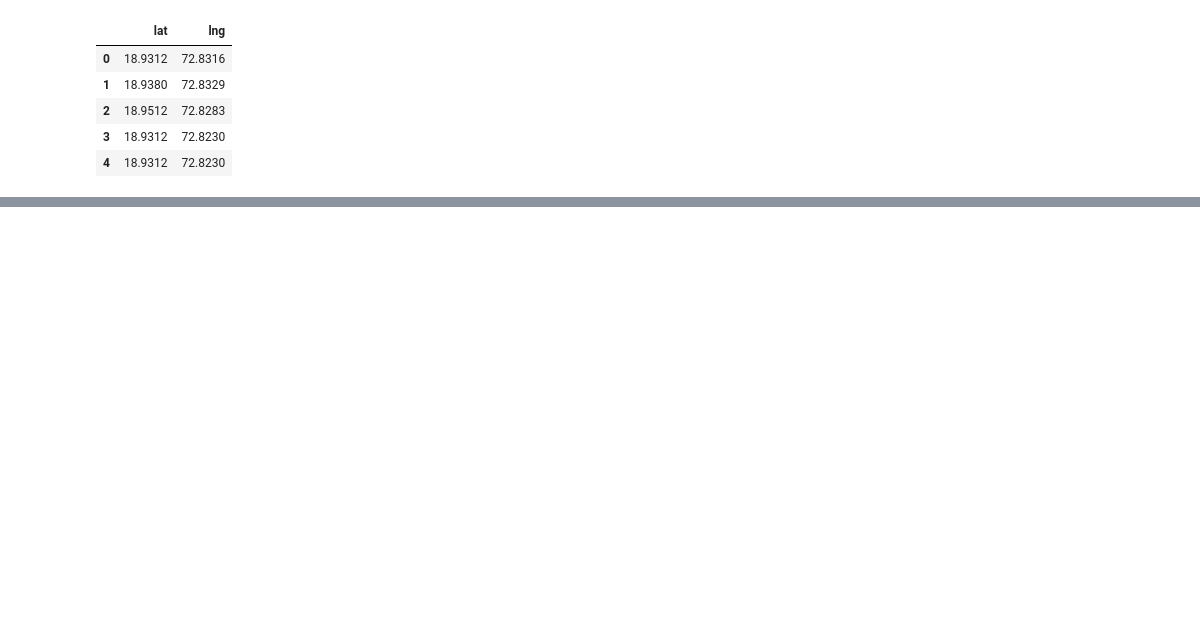
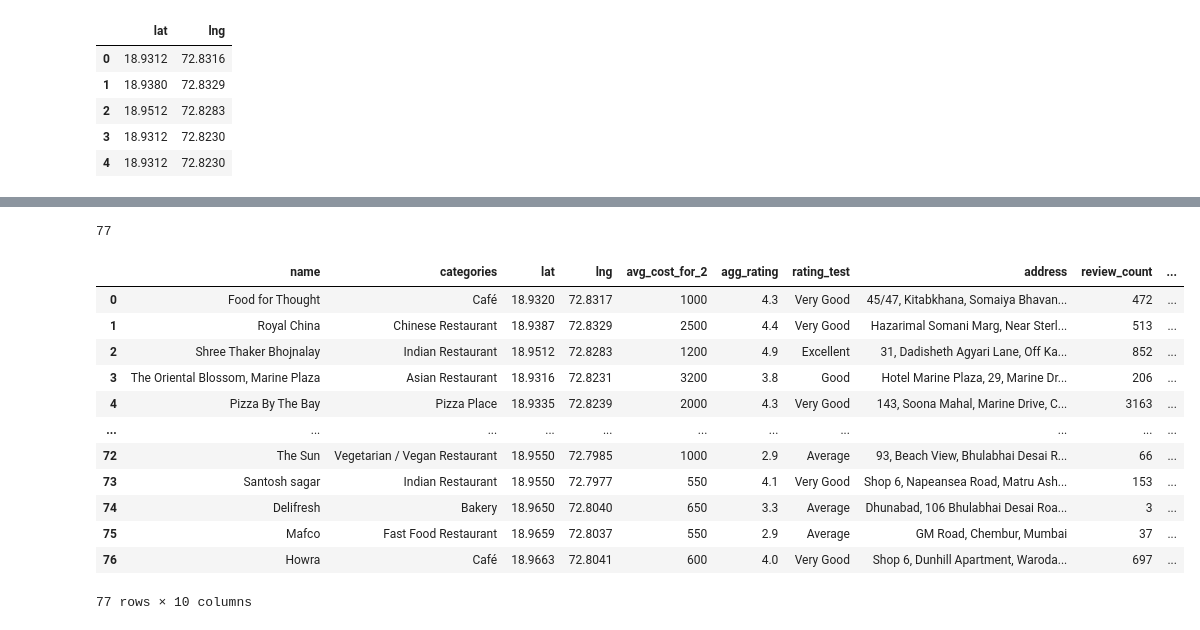
Before and after one commit to joelmatt/Coursera_Capstone, a Jupyter notebook: Capstone_Finale.ipynb, the cells around one changed output, grey strips where cells are left out. Cells and saved outputs as stored; diff of their text form; code cells hidden in the pictures; blank space fills up the shorter version.

```diff
--- a/Capstone_Finale.ipynb
+++ b/Capstone_Finale.ipynb
@@ -288,7 +309,7 @@ zomato_df[['lat', 'lng']].head()
 | 4 | 18.9312 | 72.8230 |
 # %%
 
-f1Map = folium.Map(location=[TARGET_LATITUDE, TARGET_LONGITUDE], zoom_start = 15,tiles='CartoDB dark_matter')
+f1Map = folium.Map(location=[TARGET_LATITUDE, TARGET_LONGITUDE], zoom_start = 12,tiles='CartoDB dark_matter')
 #plotting lat and lng from foursquare api
 
 for index, row in foursquare_venues.iterrows():
@@ -320,0 +396,58 @@ __Here we can observe that reducing the digits after decimal point in
+# %%
+# This function helps us see if the names associated with the venues gathered from both the API's are same or not.
+# Works but converting names to lower case and then checking if all the words in the smaller name is present in the larger list of names.
+# If size of both venue names are same each word is checked to see if it is part of the other.
+
+def checkName(a, b):
+    list_A = [x.lower() for x in a.split()]
+    list_B = [x.lower() for x in b.split()]
+    min_list = min(list_A, list_B)
+    max_list = max(list_A, list_B)
+    x = len(min_list)
+    y = len(max_list)
+    if x == 1 and y == 1:
+        if min_list[0] == max_list[0]:
+            return True
+        else:
+            return False
+    else:
+        res = 0
+        for i in range(0, x):
+            if min_list[i] in max_list:
+                res += 1
+        if res == x:
+            return True
+        else:
+            return False
+# %%
+result = []
+for index, row in final.iterrows():
+    val = (abs(row['lat_diff']) <= 0.0004) & (abs(row['lng_diff']) <= 0.0004) | checkName(row['name_x'], row['name_y'])
+    if val == True:
+        result.append(index)
+print(len(result))
+# %% [output]
+77
+# %%
+# result consists of all the indexes in the final dataframe that is to be a part of the final dataframe to
+# be visualized and evaluated
+
+final_df = final.loc[result, :]
+final_df.reset_index(inplace=True, drop=True)
+final_df.drop(columns=['Unnamed: 0_y', 'Unnamed: 0.1_y', 'name_y', 'lat_y', 'lng_y', 'price_range', 'votes' ,'lat_diff', 'lng_diff'], inplace=True)
+final_df.columns = ['name', 'categories', 'lat', 'lng', 'avg_cost_for_2', 'agg_rating', 'rating_test', 'address', 'review_count', 'cuisines']
+final_df
+# %% [output]
+|  | name | categories | lat | lng | avg_cost_for_2 | agg_rating | rating_test | address | review_count | ... |
+| 0 | Food for Thought | Café | 18.9320 | 72.8317 | 1000 | 4.3 | Very Good | 45/47, Kitabkhana, Somaiya Bhavan... | 472 | ... |
+| 1 | Royal China | Chinese Restaurant | 18.9387 | 72.8329 | 2500 | 4.4 | Very Good | Hazarimal Somani Marg, Near Sterl... | 513 | ... |
+| 2 | Shree Thaker Bhojnalay | Indian Restaurant | 18.9512 | 72.8283 | 1200 | 4.9 | Excellent | 31, Dadisheth Agyari Lane, Off Ka... | 852 | ... |
+| 3 | The Oriental Blossom, Marine Plaza | Asian Restaurant | 18.9316 | 72.8231 | 3200 | 3.8 | Good | Hotel Marine Plaza, 29, Marine Dr... | 206 | ... |
+| 4 | Pizza By The Bay | Pizza Place | 18.9335 | 72.8239 | 2000 | 4.3 | Very Good | 143, Soona Mahal, Marine Drive, C... | 3163 | ... |
+| ... | ... | ... | ... | ... | ... | ... | ... | ... | ... | ... |
+| 72 | The Sun | Vegetarian / Vegan Restaurant | 18.9550 | 72.7985 | 1000 | 2.9 | Average | 93, Beach View, Bhulabhai Desai R... | 66 | ... |
+| 73 | Santosh sagar | Indian Restaurant | 18.9550 | 72.7977 | 550 | 4.1 | Very Good | Shop 6, Napeansea Road, Matru Ash... | 153 | ... |
+| 74 | Delifresh | Bakery | 18.9650 | 72.8040 | 650 | 3.3 | Average | Dhunabad, 106 Bhulabhai Desai Roa... | 3 | ... |
+| 75 | Mafco | Fast Food Restaurant | 18.9659 | 72.8037 | 550 | 2.9 | Average | GM Road, Chembur, Mumbai | 37 | ... |
+| 76 | Howra | Café | 18.9663 | 72.8041 | 600 | 4.0 | Very Good | Shop 6, Dunhill Apartment, Waroda... | 697 | ... |
+77 rows × 10 columns
```
Also changed, not shown: parts of 18 cells of this notebook.
